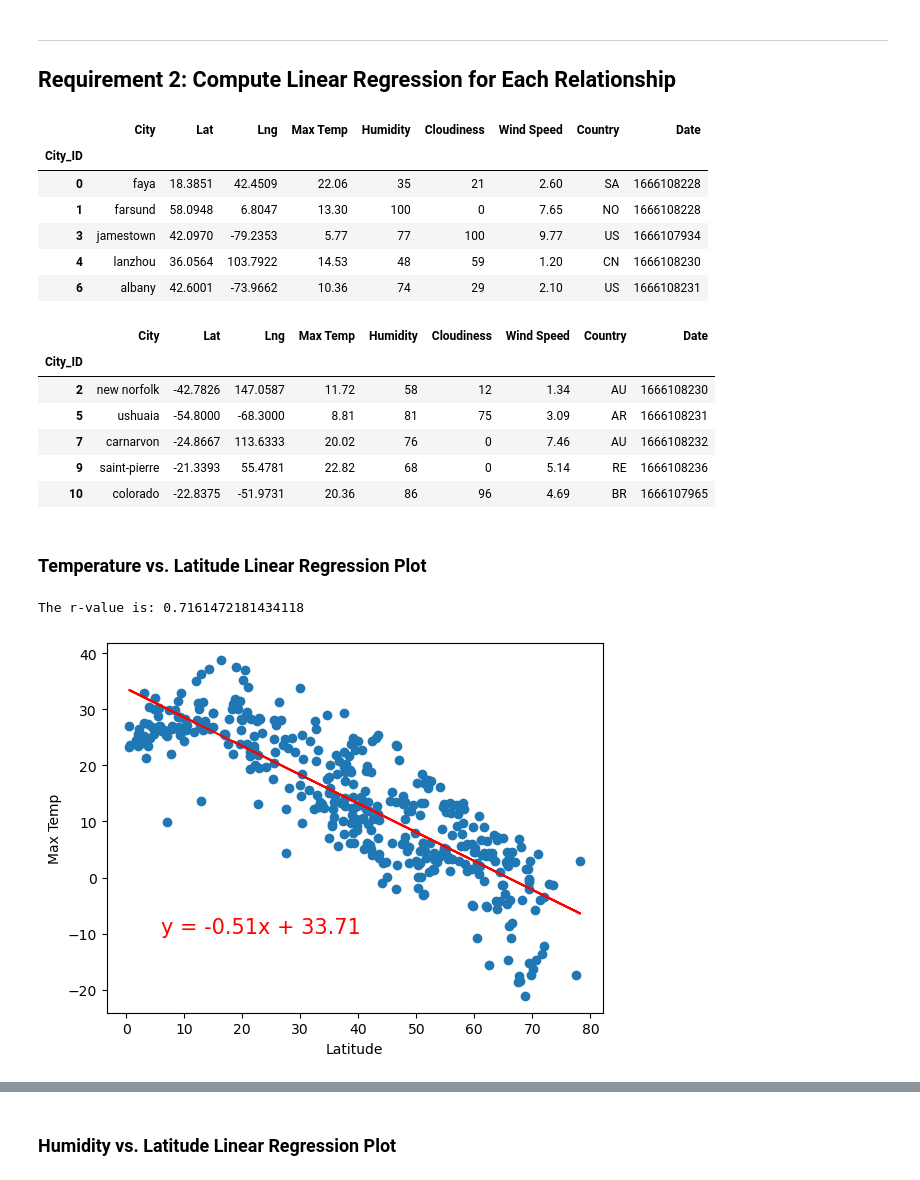
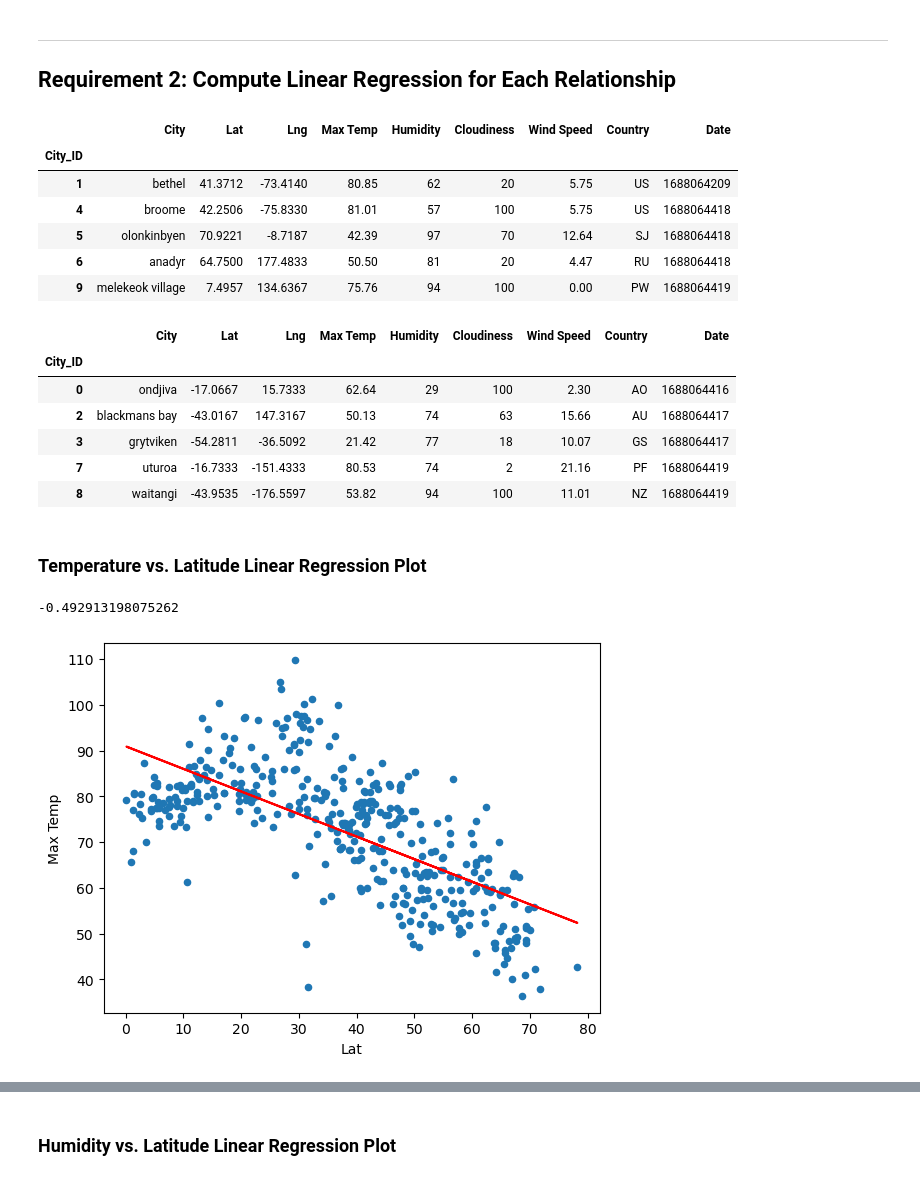
Before and after one commit to Sager9/06-Python-APIs, a Jupyter notebook: starter_code/WeatherPy.ipynb, the cells around one changed output, grey strips where cells are left out. Saved outputs shown, nothing was run; the diff lists cells and outputs as text; code cells hidden in the pictures.

```diff
--- a/starter_code/WeatherPy.ipynb
+++ b/starter_code/WeatherPy.ipynb
@@ -172,6 +180,6 @@ city_data_df.to_csv("output_data/cities.csv", index_label="City_ID")
 # %%
 # Read saved data
-city_data_df = pd.read_csv("output_data/cities.csv", index_col="City_ID")
+city_data_df = pd.read_csv("../output_data/cities.csv", index_col="City_ID")
 
 # Display sample data
 city_data_df.head()
@@ -259,38 +275,57 @@ plt.show()
+# %%
+# Define a function to create Linear Regression plots
+
+#xv = volume['Weight (g)']
+#yv = volume['Tumor Volume (mm3)']
+#df = whole df
+#xn = x name
+#yn = y name
+
+def regres(xv,yv,df,xn,yn):
+
+    (slope, intercept, rvalue, pvalue, stderr) = linregress(xv, yv)
+
+    regress_values = xv * slope + intercept
+    line_eq = "y = " + str(round(slope,2)) + "x + " + str(round(intercept,2))
+    df.plot.scatter(x=xn, y=yn)
+    plt.plot(xv,regress_values,"r-")
+    print(slope)
+    plt.show
 # %%
 # Create a DataFrame with the Northern Hemisphere data (Latitude >= 0)
-# YOUR CODE HERE
+northern_hemi_df = city_data_df[city_data_df['Lat']>= 0]
 
 # Display sample data
 northern_hemi_df.head()
 # %% [output]
 |  | City | Lat | Lng | Max Temp | Humidity | Cloudiness | Wind Speed | Country | Date |
 | City_ID |  |  |  |  |  |  |  |  |  |
-| 0 | faya | 18.3851 | 42.4509 | 22.06 | 35 | 21 | 2.60 | SA | 1666108228 |
-| 1 | farsund | 58.0948 | 6.8047 | 13.30 | 100 | 0 | 7.65 | NO | 1666108228 |
-| 3 | jamestown | 42.0970 | -79.2353 | 5.77 | 77 | 100 | 9.77 | US | 1666107934 |
-| 4 | lanzhou | 36.0564 | 103.7922 | 14.53 | 48 | 59 | 1.20 | CN | 1666108230 |
-| 6 | albany | 42.6001 | -73.9662 | 10.36 | 74 | 29 | 2.10 | US | 1666108231 |
+| 1 | bethel | 41.3712 | -73.4140 | 80.85 | 62 | 20 | 5.75 | US | 1688064209 |
+| 4 | broome | 42.2506 | -75.8330 | 81.01 | 57 | 100 | 5.75 | US | 1688064418 |
+| 5 | olonkinbyen | 70.9221 | -8.7187 | 42.39 | 97 | 70 | 12.64 | SJ | 1688064418 |
+| 6 | anadyr | 64.7500 | 177.4833 | 50.50 | 81 | 20 | 4.47 | RU | 1688064418 |
+| 9 | melekeok village | 7.4957 | 134.6367 | 75.76 | 94 | 100 | 0.00 | PW | 1688064419 |
 # %%
 # Create a DataFrame with the Southern Hemisphere data (Latitude < 0)
-# YOUR CODE HERE
+southern_hemi_df = city_data_df[city_data_df['Lat']<= 0]
 
 # Display sample data
 southern_hemi_df.head()
 # %% [output]
 |  | City | Lat | Lng | Max Temp | Humidity | Cloudiness | Wind Speed | Country | Date |
 | City_ID |  |  |  |  |  |  |  |  |  |
-| 2 | new norfolk | -42.7826 | 147.0587 | 11.72 | 58 | 12 | 1.34 | AU | 1666108230 |
-| 5 | ushuaia | -54.8000 | -68.3000 | 8.81 | 81 | 75 | 3.09 | AR | 1666108231 |
-| 7 | carnarvon | -24.8667 | 113.6333 | 20.02 | 76 | 0 | 7.46 | AU | 1666108232 |
-| 9 | saint-pierre | -21.3393 | 55.4781 | 22.82 | 68 | 0 | 5.14 | RE | 1666108236 |
-| 10 | colorado | -22.8375 | -51.9731 | 20.36 | 86 | 96 | 4.69 | BR | 1666107965 |
+| 0 | ondjiva | -17.0667 | 15.7333 | 62.64 | 29 | 100 | 2.30 | AO | 1688064416 |
+| 2 | blackmans bay | -43.0167 | 147.3167 | 50.13 | 74 | 63 | 15.66 | AU | 1688064417 |
+| 3 | grytviken | -54.2811 | -36.5092 | 21.42 | 77 | 18 | 10.07 | GS | 1688064417 |
+| 7 | uturoa | -16.7333 | -151.4333 | 80.53 | 74 | 2 | 21.16 | PF | 1688064419 |
+| 8 | waitangi | -43.9535 | -176.5597 | 53.82 | 94 | 100 | 11.01 | NZ | 1688064419 |
 # %% [markdown]
 ###  Temperature vs. Latitude Linear Regression Plot
 # %%
 # Linear regression on Northern Hemisphere
-# YOUR CODE HERE
+regres(northern_hemi_df['Lat'],northern_hemi_df['Max Temp'],northern_hemi_df,'Lat','Max Temp')
 # %% [output]
-The r-value is: 0.7161472181434118
+-0.492913198075262
-[figure, old version]
+[figure, new version]
 # %%
 # Linear regression on Southern Hemisphere
```
Also changed, not shown: parts of 36 cells of this notebook, 5 other files.
